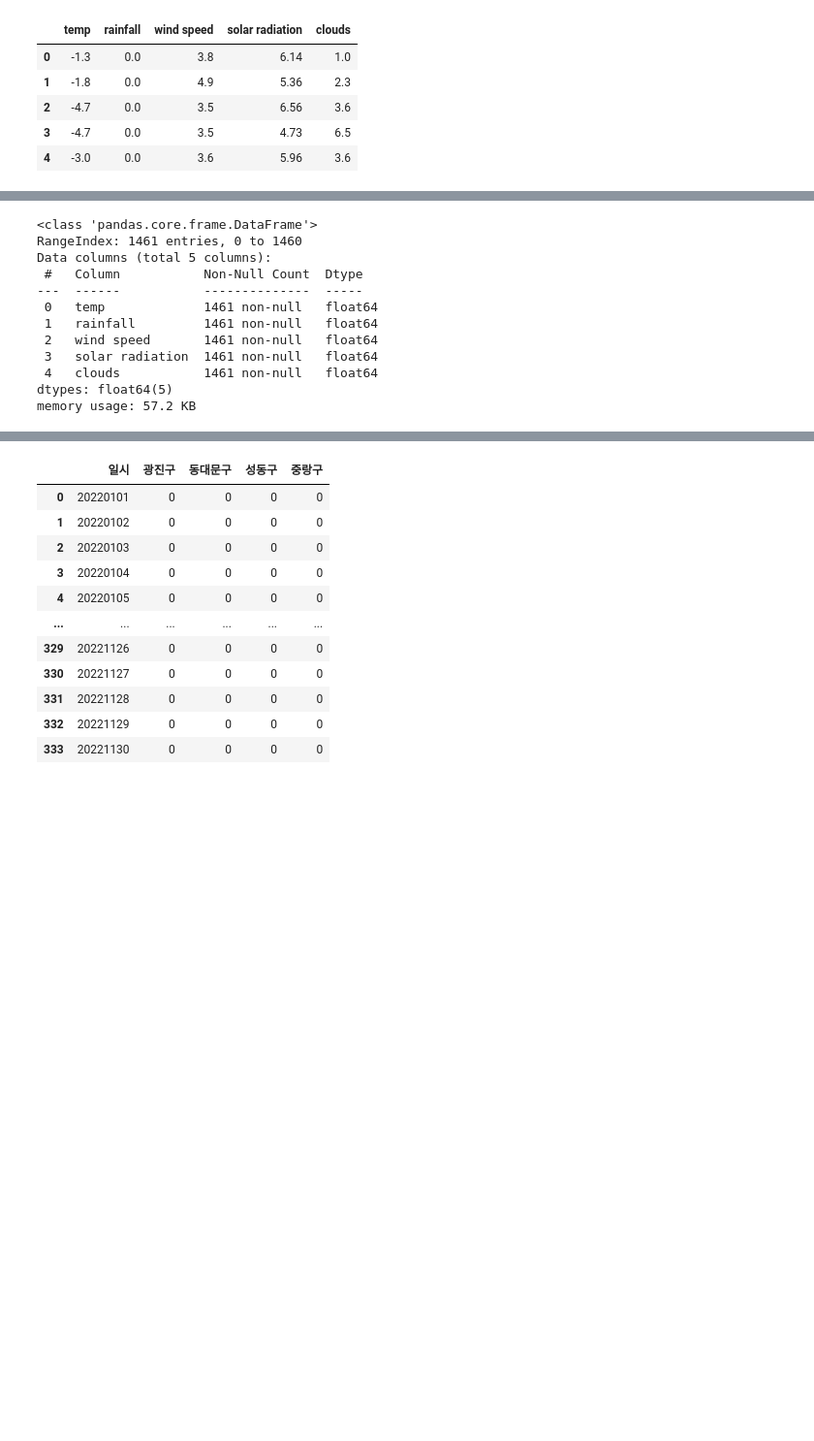
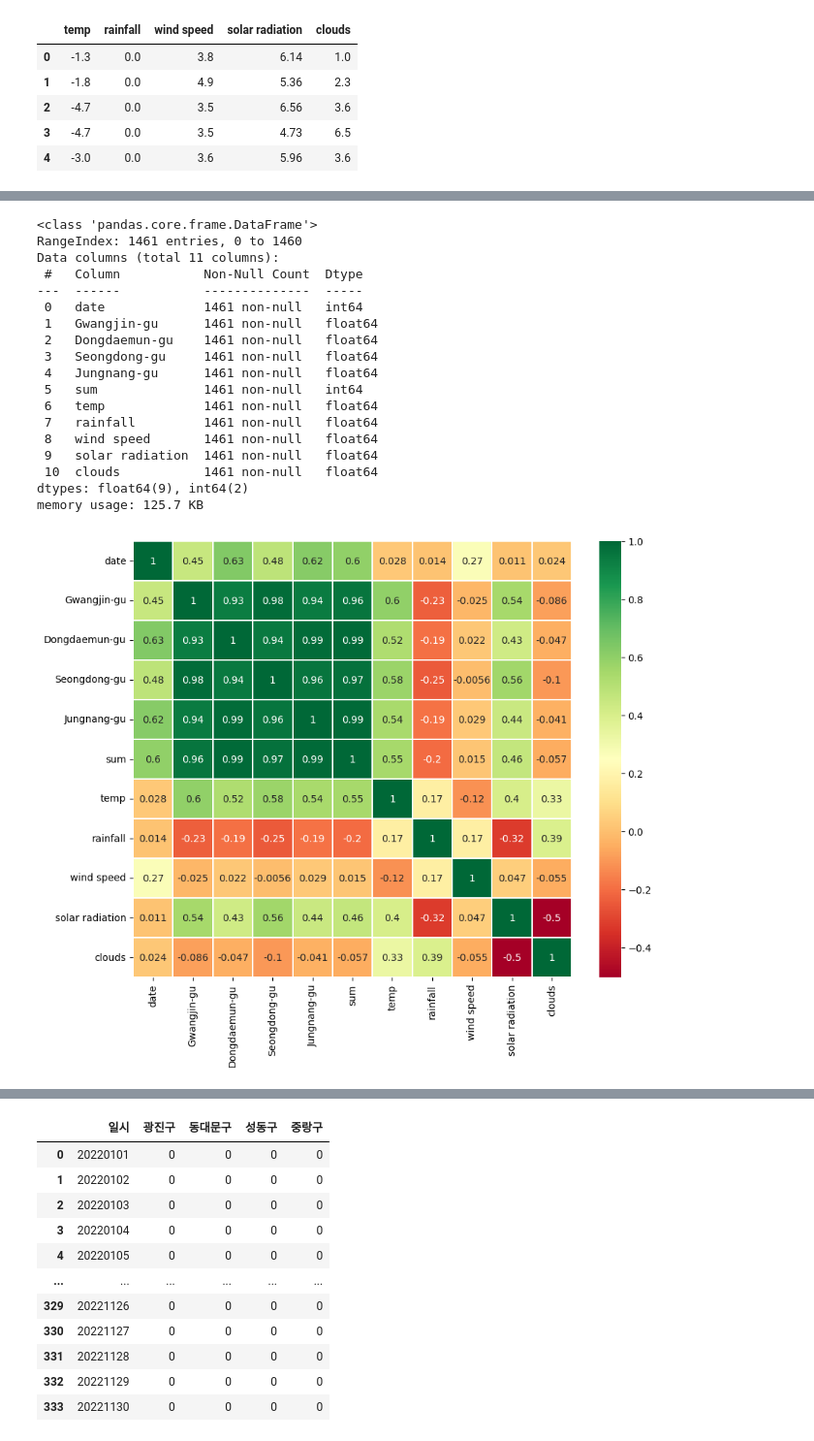
Before and after one commit to woojinhong03/My_Study_In_2022, a Jupyter notebook: uos/uos.ipynb, the cells around one changed output, grey strips where cells are left out. Shown at 97% size. Drawn from its saved outputs; the diff is of its cells as text; code cells hidden in the pictures; blank space fills up the shorter version.

```diff
--- a/uos/uos.ipynb
+++ b/uos/uos.ipynb
@@ -159,15 +169,21 @@ weather.head()
 # %%
-weather.info()
+df.info()
 # %% [output]
 <class 'pandas.core.frame.DataFrame'>
 RangeIndex: 1461 entries, 0 to 1460
-Data columns (total 5 columns):
+Data columns (total 11 columns):
  #   Column           Non-Null Count  Dtype
 ---  ------           --------------  -----
- 0   temp             1461 non-null   float64
- 1   rainfall         1461 non-null   float64
- 2   wind speed       1461 non-null   float64
- 3   solar radiation  1461 non-null   float64
- 4   clouds           1461 non-null   float64
-dtypes: float64(5)
-memory usage: 57.2 KB
+ 0   date             1461 non-null   int64
+ 1   Gwangjin-gu      1461 non-null   float64
+ 2   Dongdaemun-gu    1461 non-null   float64
+ 3   Seongdong-gu     1461 non-null   float64
+ 4   Jungnang-gu      1461 non-null   float64
+ 5   sum              1461 non-null   int64
+ 6   temp             1461 non-null   float64
+ 7   rainfall         1461 non-null   float64
+ 8   wind speed       1461 non-null   float64
+ 9   solar radiation  1461 non-null   float64
+ 10  clouds           1461 non-null   float64
+dtypes: float64(9), int64(2)
+memory usage: 125.7 KB
@@ -174,5 +210,7 @@ memory usage: 57.2 KB
 # %%
-# sns.heatmap(df.corr(),annot=True,cmap='RdYlGn',linewidths=0.2)
-# fig=plt.gcf()
-# fig.set_size_inches(10,8)
-# plt.show()
+sns.heatmap(df.corr(),annot=True,cmap='RdYlGn',linewidths=0.2)
+fig=plt.gcf()
+fig.set_size_inches(10,8)
+plt.show()
+# %% [output]
+[figure, added]
```
Also changed, not shown: parts of 23 cells of this notebook.
